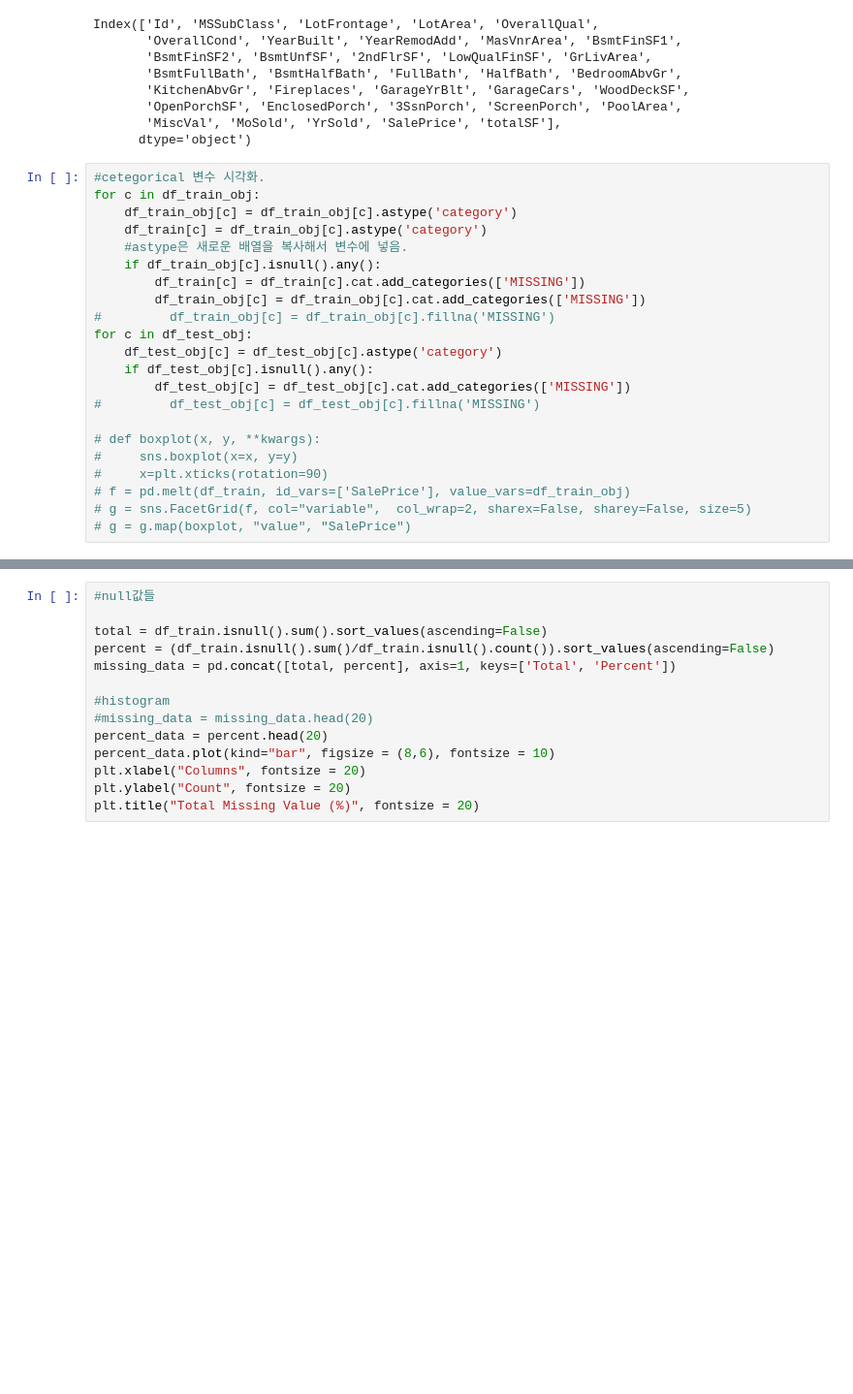
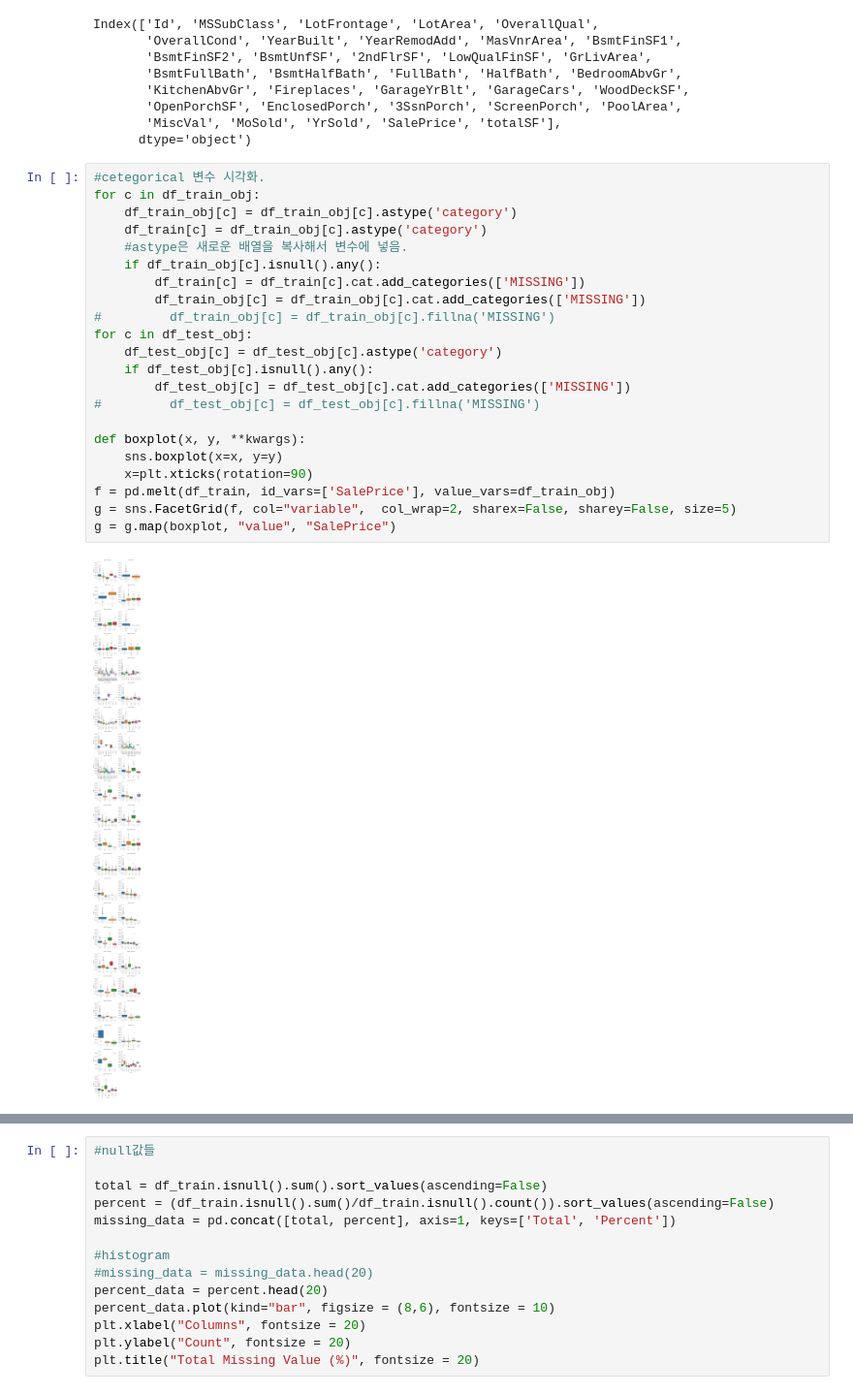
Before and after one commit to DongMinKim23/kaggle, a Jupyter notebook: HousePrices_4.ipynb, the cells around one changed output, grey strips where cells are left out. Shown at 97% size. Saved outputs shown, nothing was run; the diff lists cells and outputs as text; blank space fills up the shorter version.

```diff
--- a/HousePrices_4.ipynb
+++ b/HousePrices_4.ipynb
@@ -302,22 +284,24 @@ Index(['Id', 'MSSubClass', 'LotFrontage', 'LotArea', 'OverallQual',
 # %%
 #cetegorical 변수 시각화.
 for c in df_train_obj:
     df_train_obj[c] = df_train_obj[c].astype('category')
     df_train[c] = df_train_obj[c].astype('category')
     #astype은 새로운 배열을 복사해서 변수에 넣음.
     if df_train_obj[c].isnull().any():
         df_train[c] = df_train[c].cat.add_categories(['MISSING'])
         df_train_obj[c] = df_train_obj[c].cat.add_categories(['MISSING'])
 #         df_train_obj[c] = df_train_obj[c].fillna('MISSING')
 for c in df_test_obj:
     df_test_obj[c] = df_test_obj[c].astype('category')
     if df_test_obj[c].isnull().any():
         df_test_obj[c] = df_test_obj[c].cat.add_categories(['MISSING'])
 #         df_test_obj[c] = df_test_obj[c].fillna('MISSING')
 
-# def boxplot(x, y, **kwargs):
-#     sns.boxplot(x=x, y=y)
-#     x=plt.xticks(rotation=90)
-# f = pd.melt(df_train, id_vars=['SalePrice'], value_vars=df_train_obj)
-# g = sns.FacetGrid(f, col="variable",  col_wrap=2, sharex=False, sharey=False, size=5)
-# g = g.map(boxplot, "value", "SalePrice")
+def boxplot(x, y, **kwargs):
+    sns.boxplot(x=x, y=y)
+    x=plt.xticks(rotation=90)
+f = pd.melt(df_train, id_vars=['SalePrice'], value_vars=df_train_obj)
+g = sns.FacetGrid(f, col="variable",  col_wrap=2, sharex=False, sharey=False, size=5)
+g = g.map(boxplot, "value", "SalePrice")
+# %% [output]
+[figure, added]
```
Also changed, not shown: parts of 13 cells of this notebook, 2 other files.
